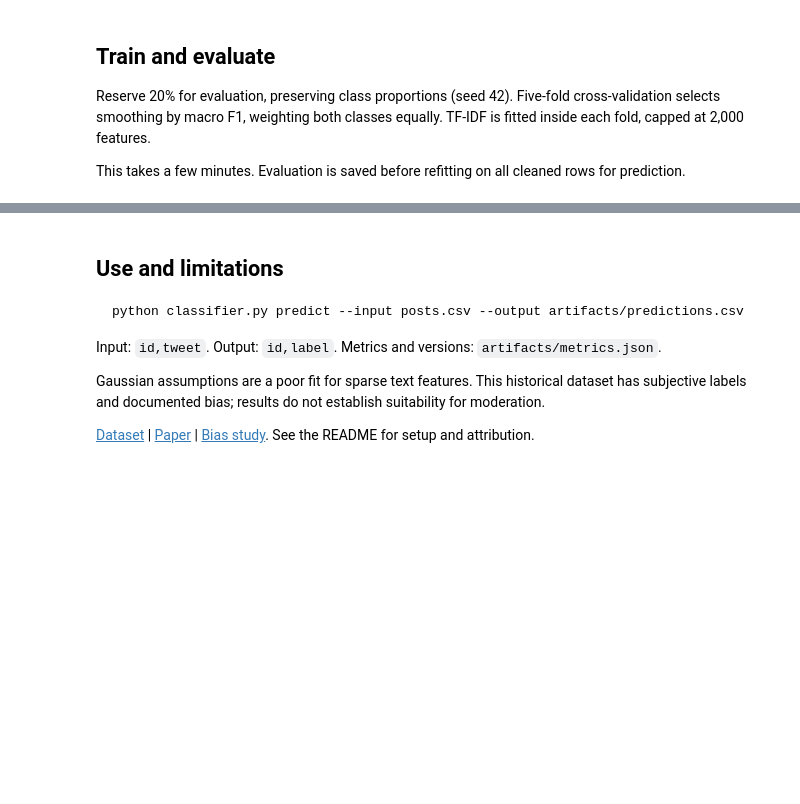
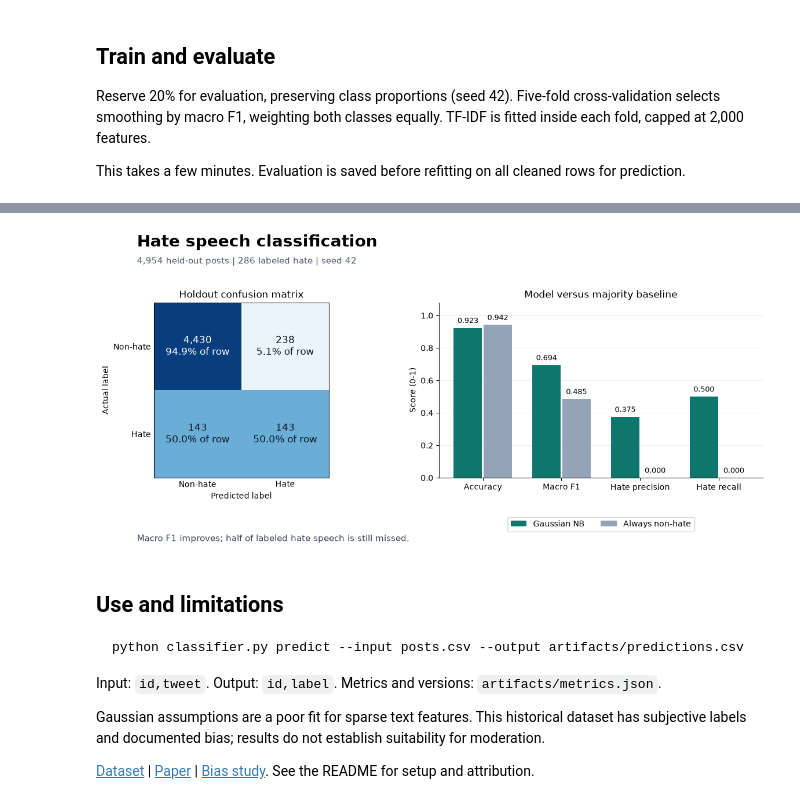
Before and after one commit to kaps-c/Hate-Speech-Classification, a Jupyter notebook: naive-bayes.ipynb, the cells around one changed output, grey strips where cells are left out. Saved outputs shown, nothing was run; the diff lists cells and outputs as text; code cells hidden in the pictures; blank space fills up the shorter version.

Commit message:
docs(results): add figure

```diff
--- a/naive-bayes.ipynb
+++ b/naive-bayes.ipynb
@@ -53,9 +71,91 @@ Rows are actual labels; columns are predictions. Hate precision measures how man
 # %%
-pd.DataFrame(
-    report["holdout"]["confusion_matrix"],
-    index=["Actual non-hate", "Actual hate"],
-    columns=["Predicted non-hate", "Predicted hate"],
+matrix = np.asarray(report["holdout"]["confusion_matrix"])
+row_rates = matrix / matrix.sum(axis=1, keepdims=True)
+metrics = ["Accuracy", "Macro F1", "Hate precision", "Hate recall"]
+scores = [
+    [
+        report[key]["accuracy"],
+        report[key]["macro_f1"],
+        report[key]["classification_report"]["hate"]["precision"],
+        report[key]["classification_report"]["hate"]["recall"],
+    ]
+    for key in ["holdout", "majority_baseline"]
+]
+
+fig, (cm_ax, score_ax) = plt.subplots(
+    1, 2, figsize=(12, 5.6), gridspec_kw={"width_ratios": [1, 1.55]}
 )
+fig.subplots_adjust(left=0.08, right=0.98, top=0.77, bottom=0.23, wspace=0.35)
+fig.suptitle(
+    "Hate speech classification",
+    x=0.08,
+    y=0.98,
+    ha="left",
+    fontsize=20,
+    fontweight="bold",
+)
+fig.text(
+    0.08,
+    0.89,
+    f"{matrix.sum():,} held-out posts | "
+    f"{matrix[1].sum():,} labeled hate | seed {report['split']['seed']}",
+    fontsize=11,
+    color="#475569",
+)
+
+cm_ax.imshow(row_rates, cmap="Blues", vmin=0, vmax=1)
+cm_ax.set(
+    xticks=[0, 1],
+    yticks=[0, 1],
+    xticklabels=["Non-hate", "Hate"],
+    yticklabels=["Non-hate", "Hate"],
+    xlabel="Predicted label",
+    ylabel="Actual label",
+    title="Holdout confusion matrix",
+)
+for (row, col), count in np.ndenumerate(matrix):
+    cm_ax.text(
+        col,
+        row,
+        f"{count:,}\n{row_rates[row, col]:.1%} of row",
+        ha="center",
+        va="center",
+        fontsize=12,
+        color="white" if row_rates[row, col] > 0.6 else "#0F172A",
+    )
+cm_ax.tick_params(length=0)
+
+positions = np.arange(len(metrics))
+for offset, values, name, color in [
+    (-0.19, scores[0], "Gaussian NB", "#0F766E"),
+    (0.19, scores[1], "Always non-hate", "#94A3B8"),
+]:
+    bars = score_ax.bar(
+        positions + offset, values, 0.36, label=name, color=color
+    )
+    score_ax.bar_label(bars, fmt="%.3f", padding=4, fontsize=9)
+score_ax.set(
+    xticks=positions,
+    xticklabels=metrics,
+    ylim=(0, 1.08),
+    ylabel="Score (0-1)",
+    title="Model versus majority baseline",
+)
+score_ax.set_axisbelow(True)
+score_ax.grid(axis="y", alpha=0.2)
+score_ax.spines[["top", "right"]].set_visible(False)
+score_ax.legend(loc="upper center", bbox_to_anchor=(0.5, -0.2), ncol=2)
+fig.text(
+    0.08,
+    0.035,
+    "Macro F1 improves; half of labeled hate speech is still missed.",
+    fontsize=11,
+    color="#334155",
+)
+fig.savefig("results.png", dpi=180, bbox_inches="tight", facecolor="white")
+plt.show()
+# %% [output]
+[figure, added]
 # %% [markdown]
 ## Use and limitations
 
```
Also changed, not shown: parts of 4 cells of this notebook, 3 other files.
